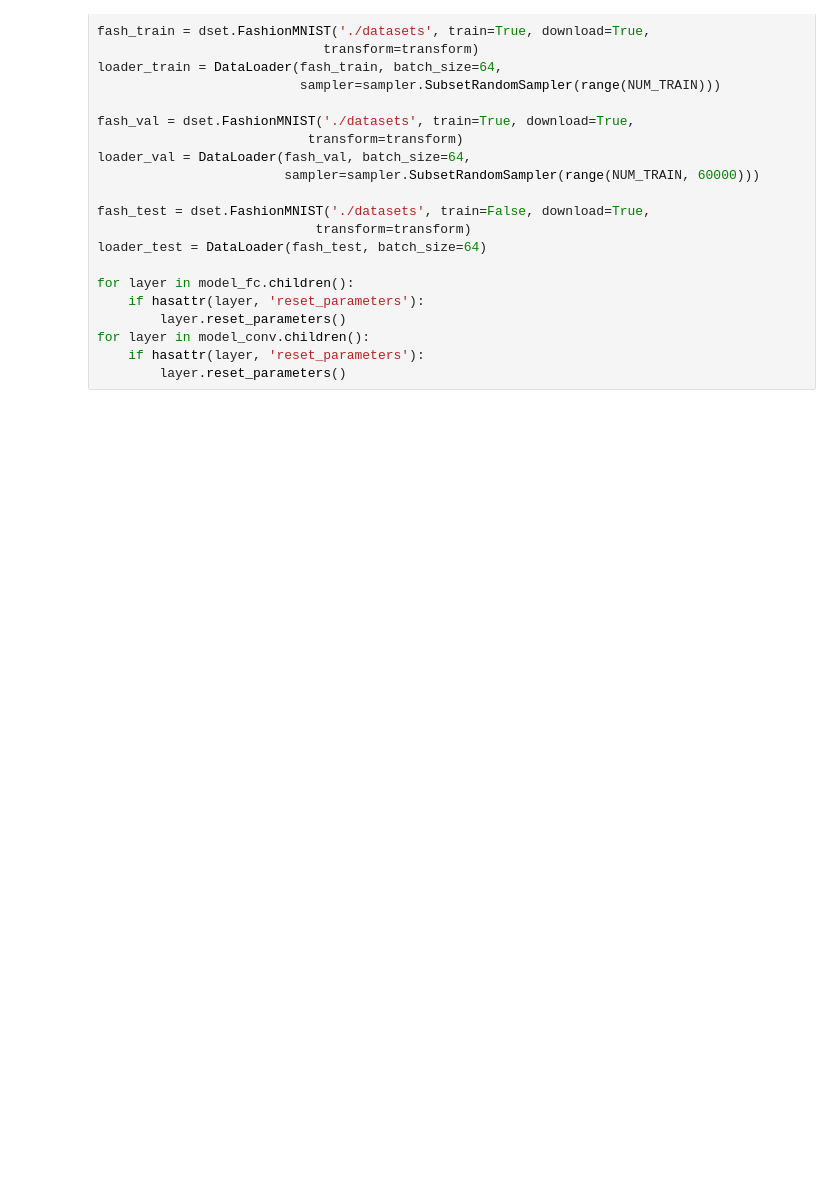
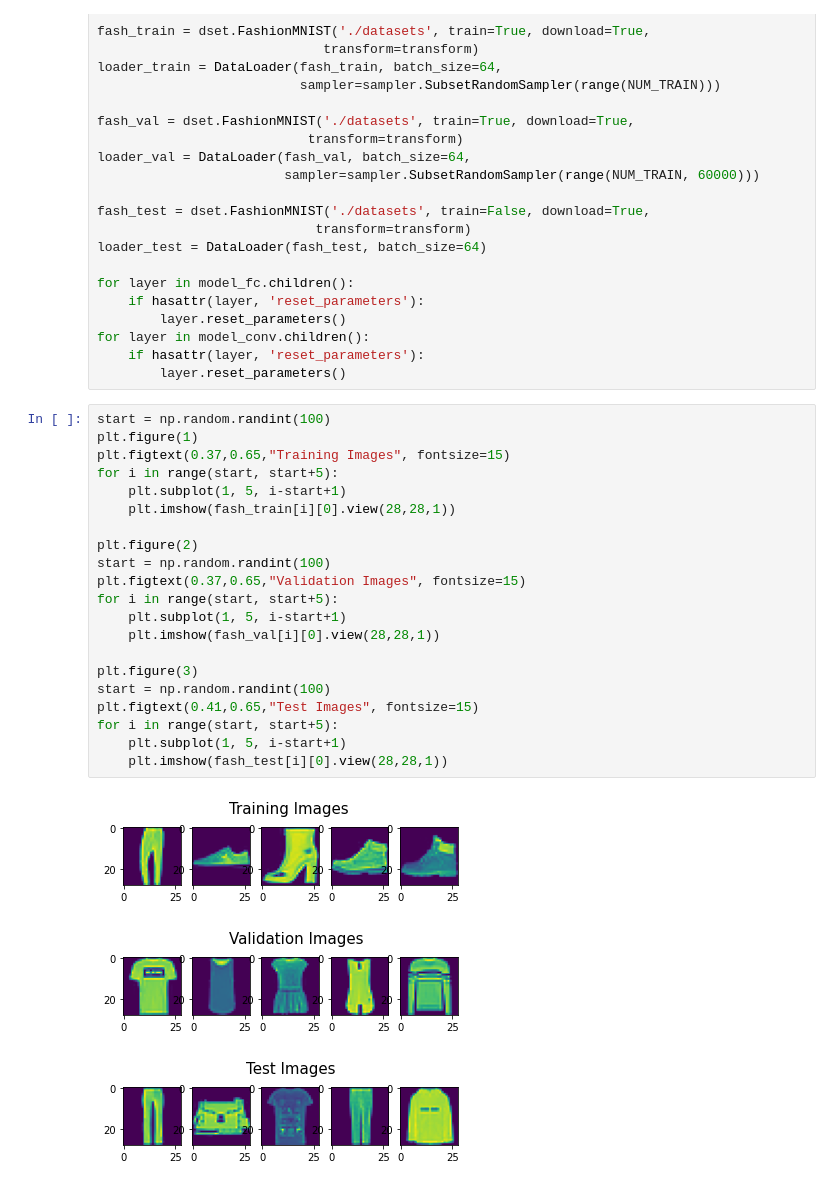
Before and after one commit to AbhishekVangipuram/MNIST-Classifier, a Jupyter notebook: MNIST Classifiers.ipynb, the cells around one changed output. Saved outputs shown, nothing was run; the diff lists cells and outputs as text; blank space fills up the shorter version.

```diff
--- a/MNIST Classifiers.ipynb
+++ b/MNIST Classifiers.ipynb
@@ -274,6 +298,31 @@ for layer in model_fc.children():
 for layer in model_conv.children():
     if hasattr(layer, 'reset_parameters'):
         layer.reset_parameters()
+# %%
+start = np.random.randint(100)
+plt.figure(1)
+plt.figtext(0.37,0.65,"Training Images", fontsize=15)
+for i in range(start, start+5):
+    plt.subplot(1, 5, i-start+1)
+    plt.imshow(fash_train[i][0].view(28,28,1))
+
+plt.figure(2)
+start = np.random.randint(100)
+plt.figtext(0.37,0.65,"Validation Images", fontsize=15)
+for i in range(start, start+5):
+    plt.subplot(1, 5, i-start+1)
+    plt.imshow(fash_val[i][0].view(28,28,1))
+
+plt.figure(3)
+start = np.random.randint(100)
+plt.figtext(0.41,0.65,"Test Images", fontsize=15)
+for i in range(start, start+5):
+    plt.subplot(1, 5, i-start+1)
+    plt.imshow(fash_test[i][0].view(28,28,1))
+# %% [output]
+[figure, added]
+[figure, added]
+[figure, added]
 # %%
 fc_optim = optim.SGD(model_fc.parameters(), lr=1e-3, momentum=0.9, nesterov=True)
 loss_hist_fc, train_hist_fc, val_hist_fc = train_model(model_fc, fc_optim, loader_train, loader_val, epochs=10, print_every=500)
```
Also changed, not shown: parts of 15 cells of this notebook.
